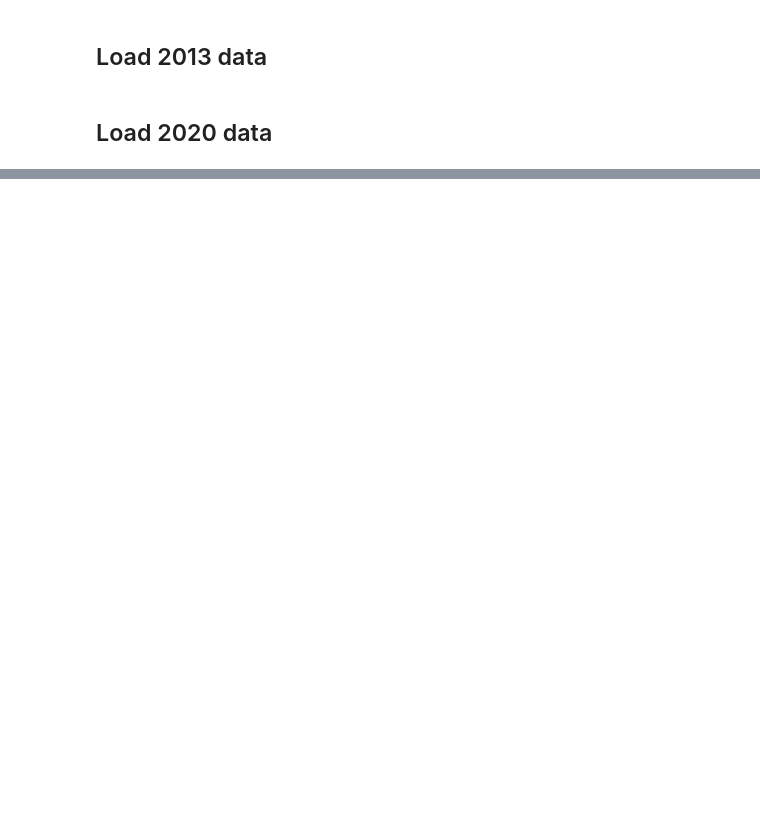
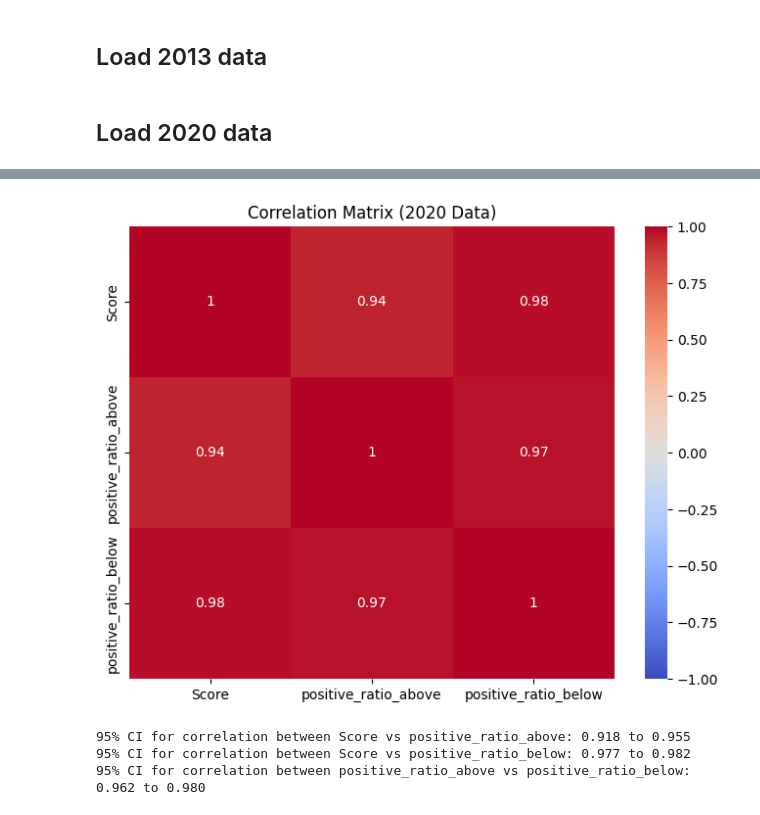
Before and after one commit to assaflandschaft/ehr-yield-prediction, a Jupyter notebook: ehr-yield-prediction.ipynb, the cells around one changed output, grey strips where cells are left out. Cells and saved outputs as stored; diff of their text form; code cells hidden in the pictures; blank space fills up the shorter version.

```diff
--- a/ehr-yield-prediction.ipynb
+++ b/ehr-yield-prediction.ipynb
@@ -166,0 +583,53 @@ P-value from permutation test: 0.0457
+# %%
+import numpy as np
+import pandas as pd
+import seaborn as sns
+import matplotlib.pyplot as plt
+from scipy.stats import pearsonr
+
+# Example DataFrame
+# df_2020_clean = pd.read_csv("your_data.csv")  # Use your data here
+
+# Correlation matrix
+corr_matrix = df_2020_clean[['Score', 'positive_ratio_above', 'positive_ratio_below']].corr()
+plt.figure(figsize=(8, 6))
+sns.heatmap(corr_matrix, annot=True, cmap='coolwarm', vmin=-1, vmax=1)
+plt.title('Correlation Matrix (2020 Data)')
+plt.show()
+
+# Function to calculate bootstrapped confidence intervals
+def bootstrap_corr_ci(data, col1, col2, n_bootstrap=1000, confidence=0.95):
+    np.random.seed(42)  # For reproducibility
+    bootstrapped_corrs = []
+
+    for _ in range(n_bootstrap):
+        # Resample data with replacement
+        sample = data.sample(frac=1, replace=True)
+        # Calculate correlation
+        corr, _ = pearsonr(sample[col1], sample[col2])
+        bootstrapped_corrs.append(corr)
+
+    # Calculate confidence interval
+    lower = np.percentile(bootstrapped_corrs, (1 - confidence) / 2 * 100)
+    upper = np.percentile(bootstrapped_corrs, (1 + confidence) / 2 * 100)
+
+    return lower, upper
+
+# Example: Calculate confidence intervals
+cols = ['Score', 'positive_ratio_above', 'positive_ratio_below']
+ci_results = {}
+
+for i in range(len(cols)):
+    for j in range(i + 1, len(cols)):
+        col1, col2 = cols[i], cols[j]
+        lower_ci, upper_ci = bootstrap_corr_ci(df_2020_clean, col1, col2)
+        ci_results[f'{col1} vs {col2}'] = (lower_ci, upper_ci)
+
+# Print results
+for pair, ci in ci_results.items():
+    print(f"95% CI for correlation between {pair}: {ci[0]:.3f} to {ci[1]:.3f}")
+# %% [output]
+[figure, added]
+95% CI for correlation between Score vs positive_ratio_above: 0.918 to 0.955
+95% CI for correlation between Score vs positive_ratio_below: 0.977 to 0.982
+95% CI for correlation between positive_ratio_above vs positive_ratio_below: 0.962 to 0.980
```
Also changed, not shown: parts of 41 cells of this notebook.
